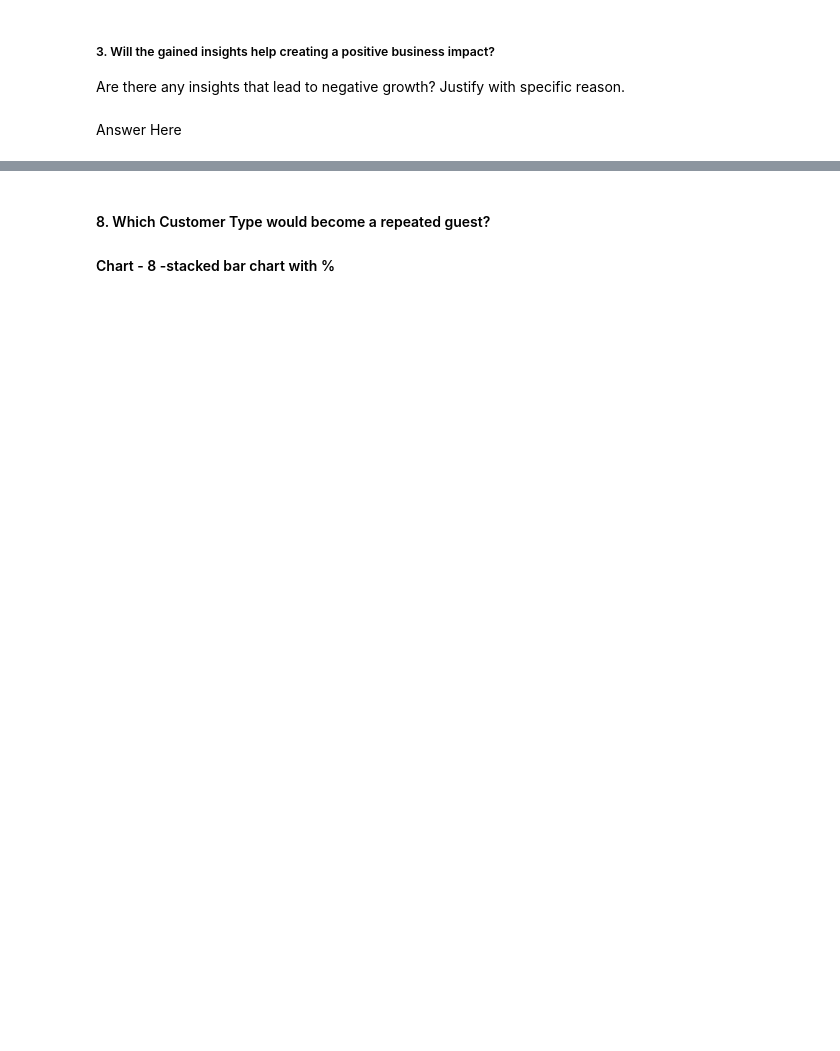
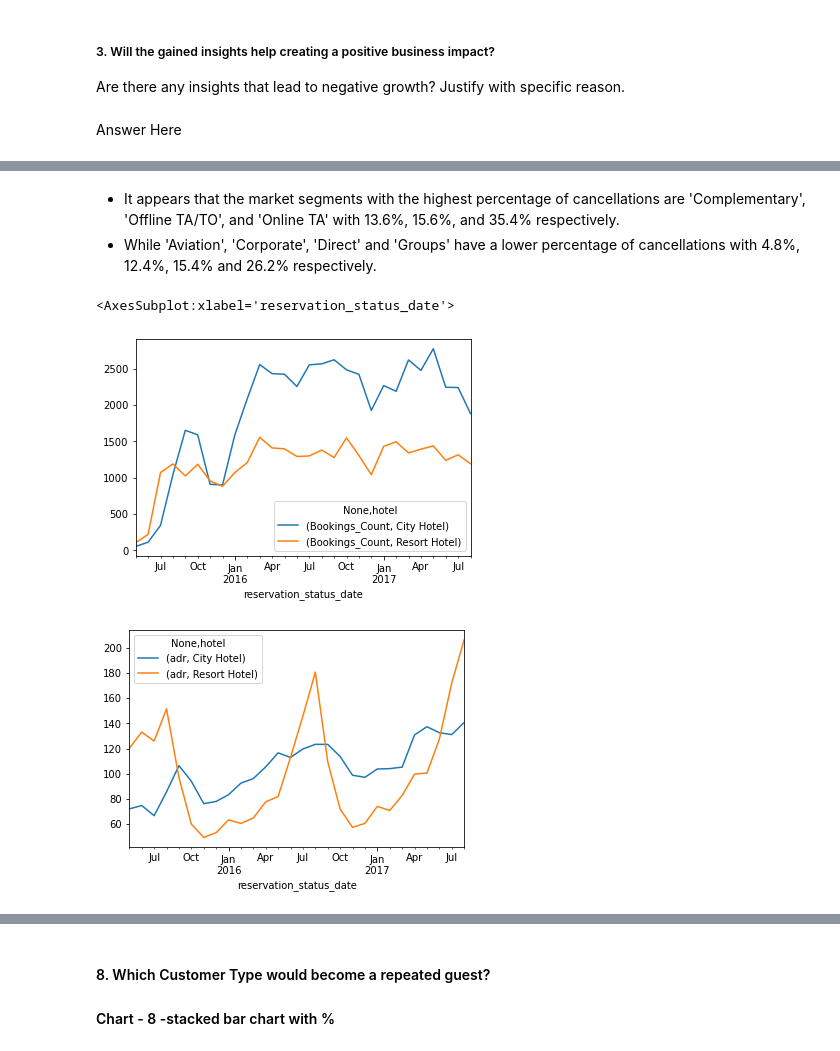
Before and after one commit to pvanand07/EDA-Hotel-Booking-Python, a Jupyter notebook: EDA_Hotel_Booking_Analysis_Almabetter.ipynb, the cells around one changed output, grey strips where cells are left out. Saved outputs shown, nothing was run; the diff lists cells and outputs as text; code cells hidden in the pictures; blank space fills up the shorter version.

```diff
--- a/EDA_Hotel_Booking_Analysis_Almabetter.ipynb
+++ b/EDA_Hotel_Booking_Analysis_Almabetter.ipynb
@@ -956,0 +1080,15 @@ Answer Here
+# %% [markdown]
+- It appears that the market segments with the highest percentage of cancellations are 'Complementary', 'Offline TA/TO', and 'Online TA' with 13.6%, 15.6%, and 35.4% respectively.
+- While 'Aviation', 'Corporate', 'Direct' and 'Groups' have a lower percentage of cancellations with 4.8%, 12.4%, 15.4% and 26.2% respectively.
+# %%
+# Calculating the count of bookings by month using pd.Grouper
+bookings_by_month = df_2[['reservation_status_date','adr','hotel']].rename(columns={'adr':'Bookings_Count'})
+bookings_by_month = bookings_by_month.groupby([pd.Grouper(key='reservation_status_date', freq='M'),'hotel']).count()
+bookings_by_month.unstack().plot()
+# Calculating the average of adr generated by month using pd.Grouper
+adr_by_month = df_2[['reservation_status_date','adr','hotel']].groupby([pd.Grouper(key='reservation_status_date', freq='M'),'hotel']).mean()
+adr_by_month.unstack().plot()
+# %% [output]
+<AxesSubplot:xlabel='reservation_status_date'>
+[figure, added]
+[figure, added]
```
Also changed, not shown: parts of 24 cells of this notebook.
